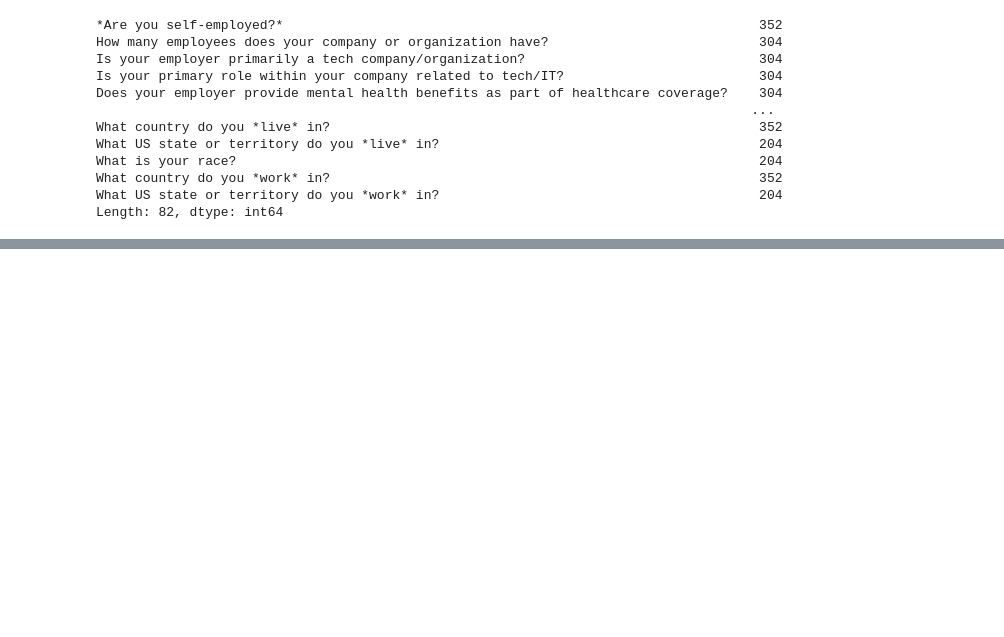
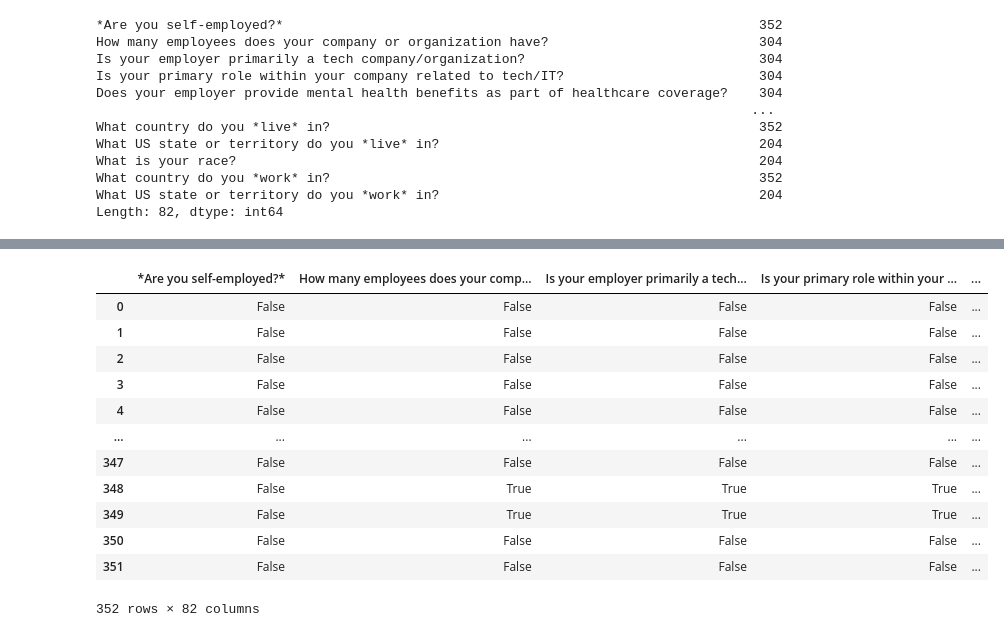
Before and after one commit to haiwy1218/mentalhealth_tech, a Jupyter notebook: mentalhealth_tech.ipynb, the cells around one changed output, grey strips where cells are left out. Cells and saved outputs as stored; diff of their text form; code cells hidden in the pictures; blank space fills up the shorter version.

```diff
--- a/mentalhealth_tech.ipynb
+++ b/mentalhealth_tech.ipynb
@@ -42,0 +39,4 @@ TypeError: 'RangeIndex' object is not callable
+# %%
+MentalHealth_df.isna()
+MentalHealth_df_c=MentalHealth_df
+MentalHealth_df_c.count()
@@ -42,0 +56,18 @@ TypeError: 'RangeIndex' object is not callable
+# %%
+MentalHealth_df_c.isna()
+
+#all of them
+# %% [output]
+|  | *Are you self-employed?* | How many employees does your comp... | Is your employer primarily a tech... | Is your primary role within your ... | ... |
+| 0 | False | False | False | False | ... |
+| 1 | False | False | False | False | ... |
+| 2 | False | False | False | False | ... |
+| 3 | False | False | False | False | ... |
+| 4 | False | False | False | False | ... |
+| ... | ... | ... | ... | ... | ... |
+| 347 | False | False | False | False | ... |
+| 348 | False | True | True | True | ... |
+| 349 | False | True | True | True | ... |
+| 350 | False | False | False | False | ... |
+| 351 | False | False | False | False | ... |
+352 rows × 82 columns
```
Also changed, not shown: parts of 2 cells of this notebook, 5 other files.
